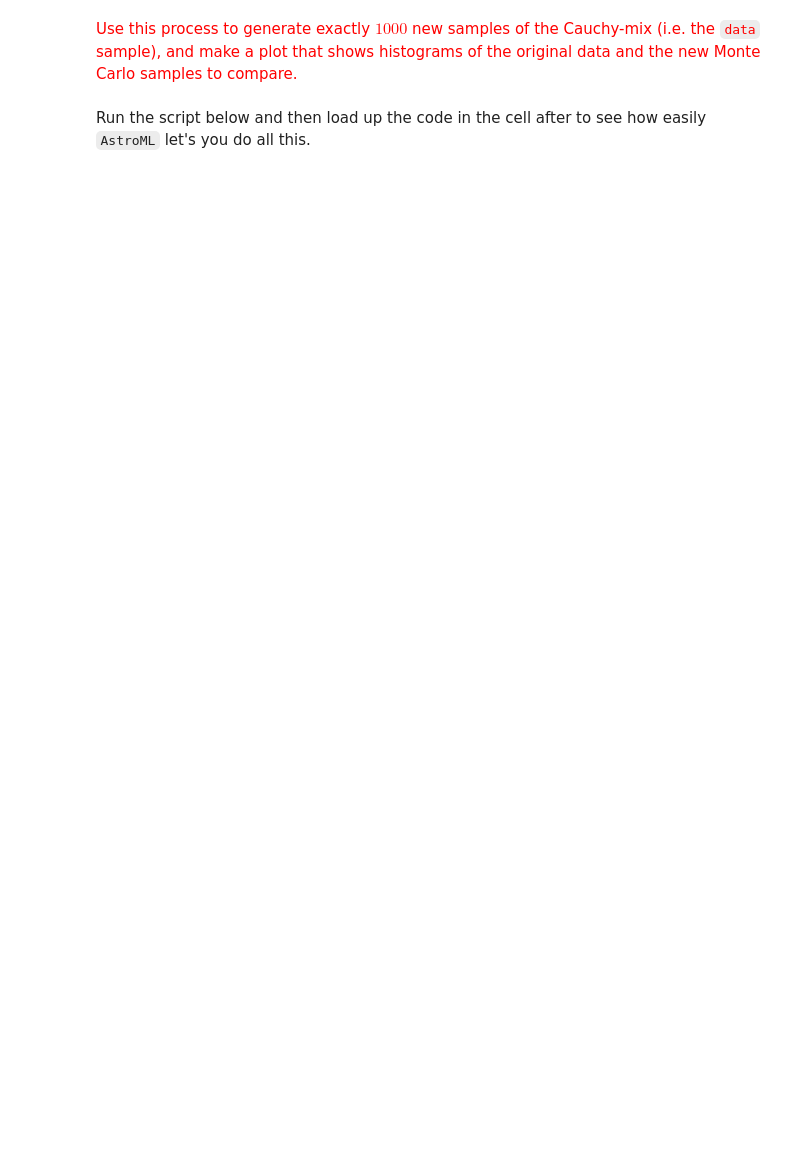
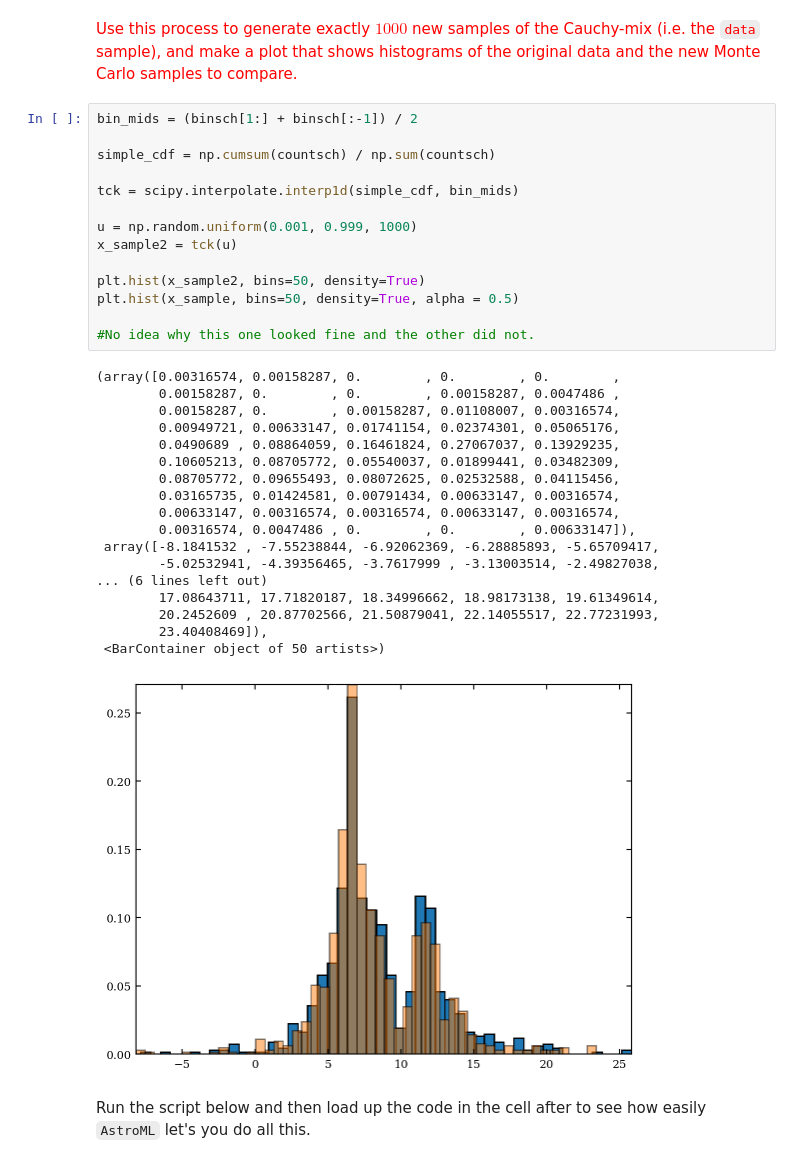
Before and after one commit to NihanPol/ASTR_3300_S2025, a Jupyter notebook: coursework/student_folders/anthony_pearce/class_participation/Lecture_4.ipynb, the cells around one changed output. Saved outputs shown, nothing was run; the diff lists cells and outputs as text; blank space fills up the shorter version.

```diff
--- a/coursework/student_folders/anthony_pearce/class_participation/Lecture_4.ipynb
+++ b/coursework/student_folders/anthony_pearce/class_participation/Lecture_4.ipynb
@@ -510,5 +560,38 @@ plt.hist(x_sample, bins=50, density=True);
 # %% [markdown]
 <font color='red'>Use this process to generate exactly $1000$ new samples of the Cauchy-mix (i.e. the `data` sample), and make a plot that shows histograms of the original data and the new Monte Carlo samples to compare.</font>
+# %%
+bin_mids = (binsch[1:] + binsch[:-1]) / 2
+
+simple_cdf = np.cumsum(countsch) / np.sum(countsch)
+
+tck = scipy.interpolate.interp1d(simple_cdf, bin_mids)
+
+u = np.random.uniform(0.001, 0.999, 1000)
+x_sample2 = tck(u)
+
+plt.hist(x_sample2, bins=50, density=True)
+plt.hist(x_sample, bins=50, density=True, alpha = 0.5)
+
+#No idea why this one looked fine and the other did not.
+# %% [output]
+(array([0.00316574, 0.00158287, 0.        , 0.        , 0.        ,
+        0.00158287, 0.        , 0.        , 0.00158287, 0.0047486 ,
+        0.00158287, 0.        , 0.00158287, 0.01108007, 0.00316574,
+        0.00949721, 0.00633147, 0.01741154, 0.02374301, 0.05065176,
+        0.0490689 , 0.08864059, 0.16461824, 0.27067037, 0.13929235,
+        0.10605213, 0.08705772, 0.05540037, 0.01899441, 0.03482309,
+        0.08705772, 0.09655493, 0.08072625, 0.02532588, 0.04115456,
+        0.03165735, 0.01424581, 0.00791434, 0.00633147, 0.00316574,
+        0.00633147, 0.00316574, 0.00316574, 0.00633147, 0.00316574,
+        0.00316574, 0.0047486 , 0.        , 0.        , 0.00633147]),
+ array([-8.1841532 , -7.55238844, -6.92062369, -6.28885893, -5.65709417,
+        -5.02532941, -4.39356465, -3.7617999 , -3.13003514, -2.49827038,
+... (6 lines left out)
+        17.08643711, 17.71820187, 18.34996662, 18.98173138, 19.61349614,
+        20.2452609 , 20.87702566, 21.50879041, 22.14055517, 22.77231993,
+        23.40408469]),
+ <BarContainer object of 50 artists>)
+[figure, added]
 # %% [markdown]
 Run the script below and then load up the code in the cell after to see how easily `AstroML` let's you do all this.
 # %%
```
Also changed, not shown: parts of 8 cells of this notebook, 1 other file.
